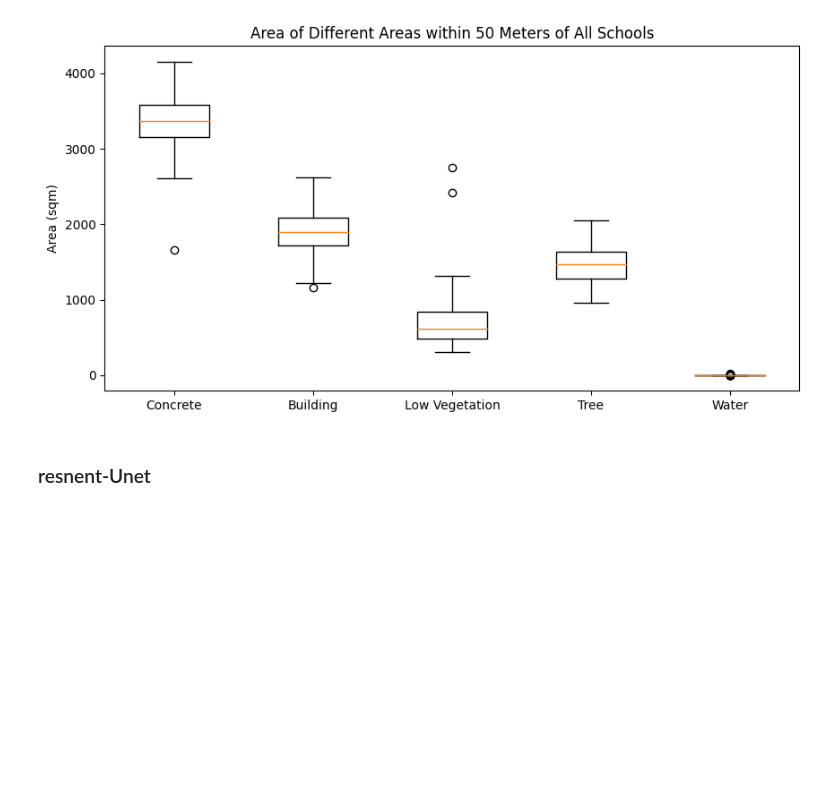
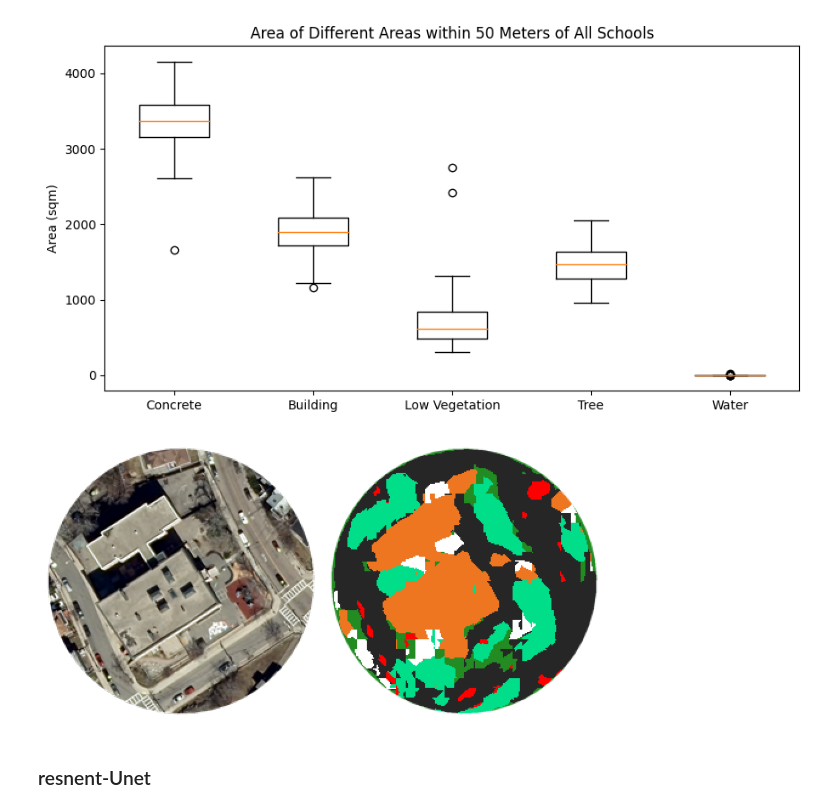
Before and after one commit to BU-Spark/ml-busph-greenspace, a Jupyter notebook: notebooks/05-results.ipynb, the cells around one changed output. Cells and saved outputs as stored; diff of their text form; code cells hidden in the pictures; blank space fills up the shorter version.

```diff
--- a/notebooks/05-results.ipynb
+++ b/notebooks/05-results.ipynb
@@ -49,6 +49,10 @@ plt.show()
 [figure]
 [figure]
 [figure]
+# %%
+displayResult('Boston_Teachers_Union_K8_.png')
+# %% [output]
+[figure, added]
 # %% [markdown]
 ### resnent-Unet
 # %%
```
Also changed, not shown: 3 other files.
